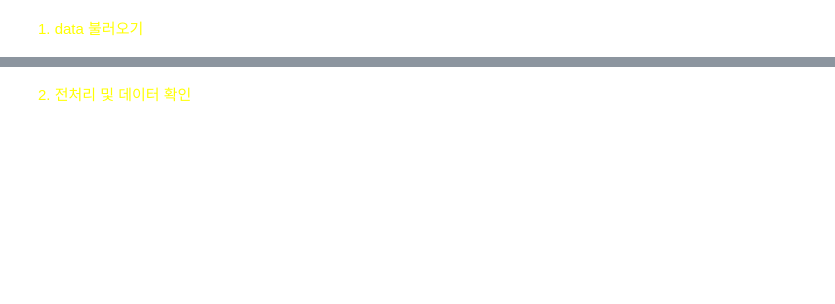
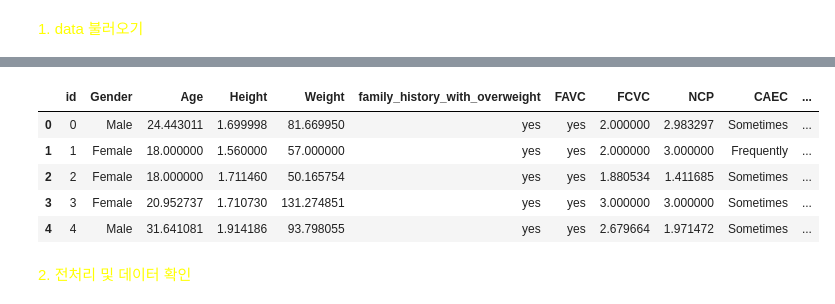
Before and after one commit to hanlyang0522/kaggle_obesity, a Jupyter notebook: train_xgboost.ipynb, the cells around one changed output, grey strips where cells are left out. Saved outputs shown, nothing was run; the diff lists cells and outputs as text; code cells hidden in the pictures; blank space fills up the shorter version.

```diff
--- a/train_xgboost.ipynb
+++ b/train_xgboost.ipynb
@@ -56,3 +26,18 @@ df_anj
+# %%
+class cfg:
+    data_path = './data'
+
+df_train = pd.read_csv(os.path.join(cfg.data_path, 'train.csv'))
+df_test = pd.read_csv(os.path.join(cfg.data_path, 'test.csv'))
+
+df_train.head()
+# %% [output]
+|  | id | Gender | Age | Height | Weight | family_history_with_overweight | FAVC | FCVC | NCP | CAEC | ... |
+| 0 | 0 | Male | 24.443011 | 1.699998 | 81.669950 | yes | yes | 2.000000 | 2.983297 | Sometimes | ... |
+| 1 | 1 | Female | 18.000000 | 1.560000 | 57.000000 | yes | yes | 2.000000 | 3.000000 | Frequently | ... |
+| 2 | 2 | Female | 18.000000 | 1.711460 | 50.165754 | yes | yes | 1.880534 | 1.411685 | Sometimes | ... |
+| 3 | 3 | Female | 20.952737 | 1.710730 | 131.274851 | yes | yes | 3.000000 | 3.000000 | Sometimes | ... |
+| 4 | 4 | Male | 31.641081 | 1.914186 | 93.798055 | yes | yes | 2.679664 | 1.971472 | Sometimes | ... |
 # %% [markdown]
 <font color=yellow>
 2. 전처리 및 데이터 확인
```
Also changed, not shown: parts of 27 cells of this notebook.
